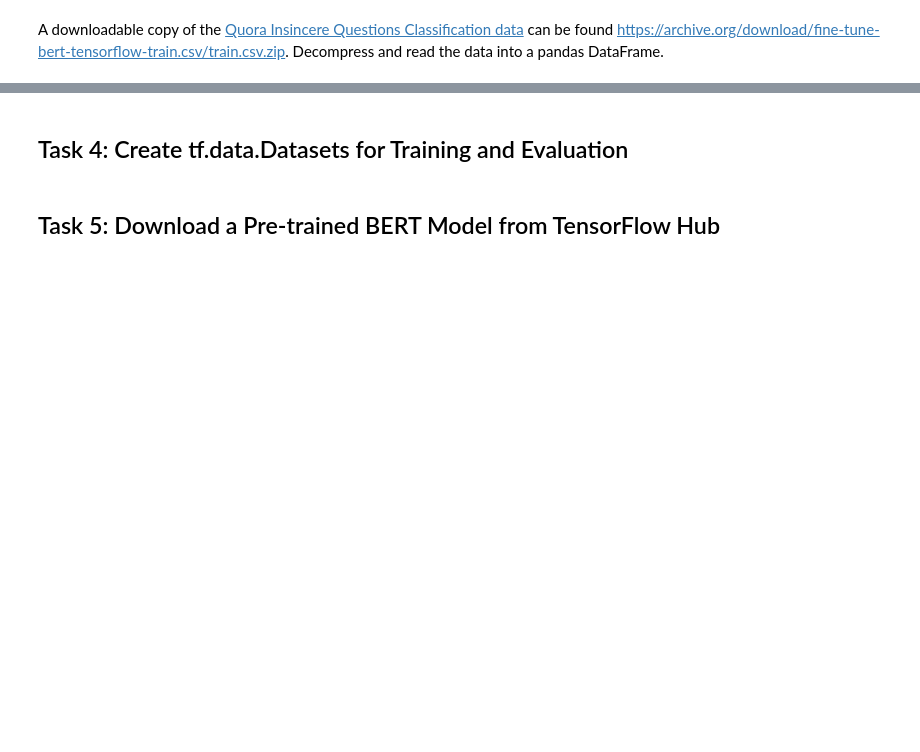
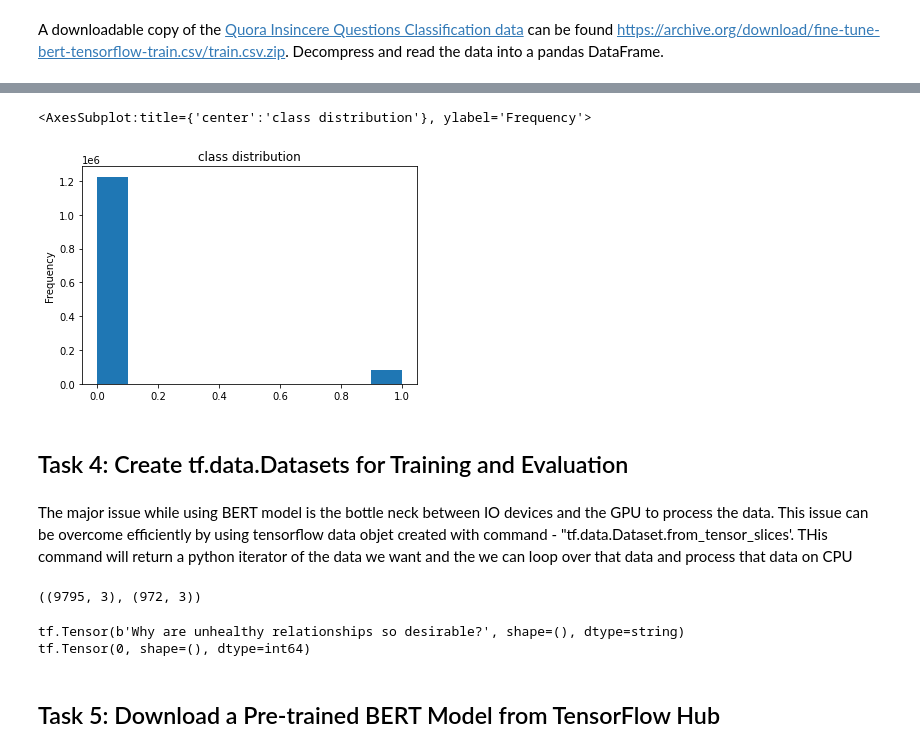
Before and after one commit to sarthakkaushik/BERT, a Jupyter notebook: Fine_Tune_BERT_for_Text_Classification_with_TensorFlow.ipynb, the cells around one changed output, grey strips where cells are left out. Saved outputs shown, nothing was run; the diff lists cells and outputs as text; code cells hidden in the pictures; blank space fills up the shorter version.

```diff
--- a/Fine_Tune_BERT_for_Text_Classification_with_TensorFlow.ipynb
+++ b/Fine_Tune_BERT_for_Text_Classification_with_TensorFlow.ipynb
@@ -99,3 +143,6 @@ A downloadable copy of the [Quora Insincere Questions Classification data](https
 import numpy as np
 import pandas as pd
 from sklearn.model_selection import train_test_split
+
+df= pd.read_csv('https://archive.org/download/fine-tune-bert-tensorflow-train.csv/train.csv.zip', compression='zip', low_memory=False)
+df.shape
@@ -102,2 +171,9 @@ from sklearn.model_selection import train_test_split
+# %%
+#Printing the distribution of our class label, to know if their is any imbalance in the dataset.
+
+df.target.plot(kind='hist', title='class distribution')
+# %% [output]
+<AxesSubplot:title={'center':'class distribution'}, ylabel='Frequency'>
+[figure, added]
 # %% [markdown]
 ## Task 4: Create tf.data.Datasets for Training and Evaluation
@@ -106,2 +180,23 @@ with tf.device('/cpu:0'):
+# %% [markdown]
+The major issue while using BERT model is the bottle neck between IO devices and the GPU to process the data.
+This issue can be overcome efficiently by using tensorflow data objet created with command - "tf.data.Dataset.from_tensor_slices'.
+THis command will return a python iterator of the data we want and the we can loop over that data and process that data on CPU
+# %%
+train_df, remaining= train_test_split(df,random_state=42, train_size=0.0075,stratify=df.target.values)
+valid_df,_=train_test_split(remaining, random_state=42, train_size=0.00075,stratify=remaining.target.values)
+train_df.shape, valid_df.shape
+# %% [output]
+((9795, 3), (972, 3))
+# %%
+with tf.device('/cpu:0'):
+  train_data=tf.data.Dataset.from_tensor_slices((train_df['question_text'].values, train_df['target'].values))
+  valid_data=tf.data.Dataset.from_tensor_slices((valid_df['question_text'].values,valid_df['target'].values))
+
+  for text, label in train_data.take(1):
+    print(text)
+    print(label)
+# %% [output]
+tf.Tensor(b'Why are unhealthy relationships so desirable?', shape=(), dtype=string)
+tf.Tensor(0, shape=(), dtype=int64)
 # %% [markdown]
 ## Task 5: Download a Pre-trained BERT Model from TensorFlow Hub
```
Also changed, not shown: parts of 28 cells of this notebook.
